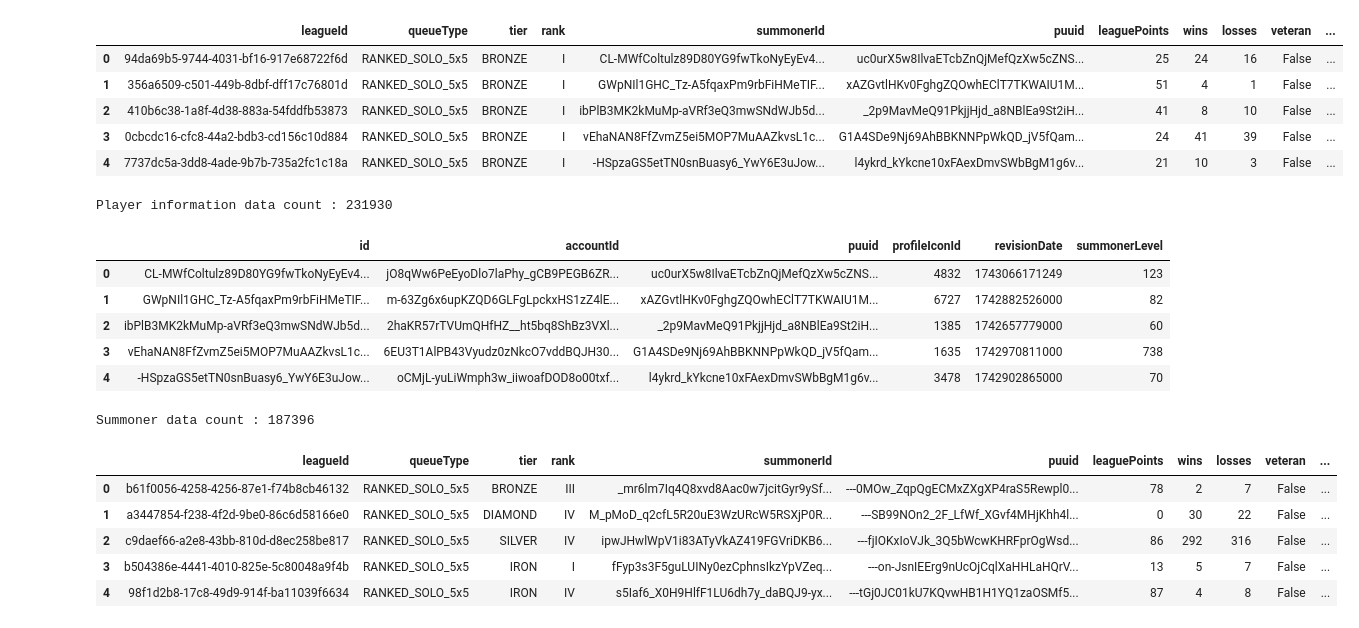
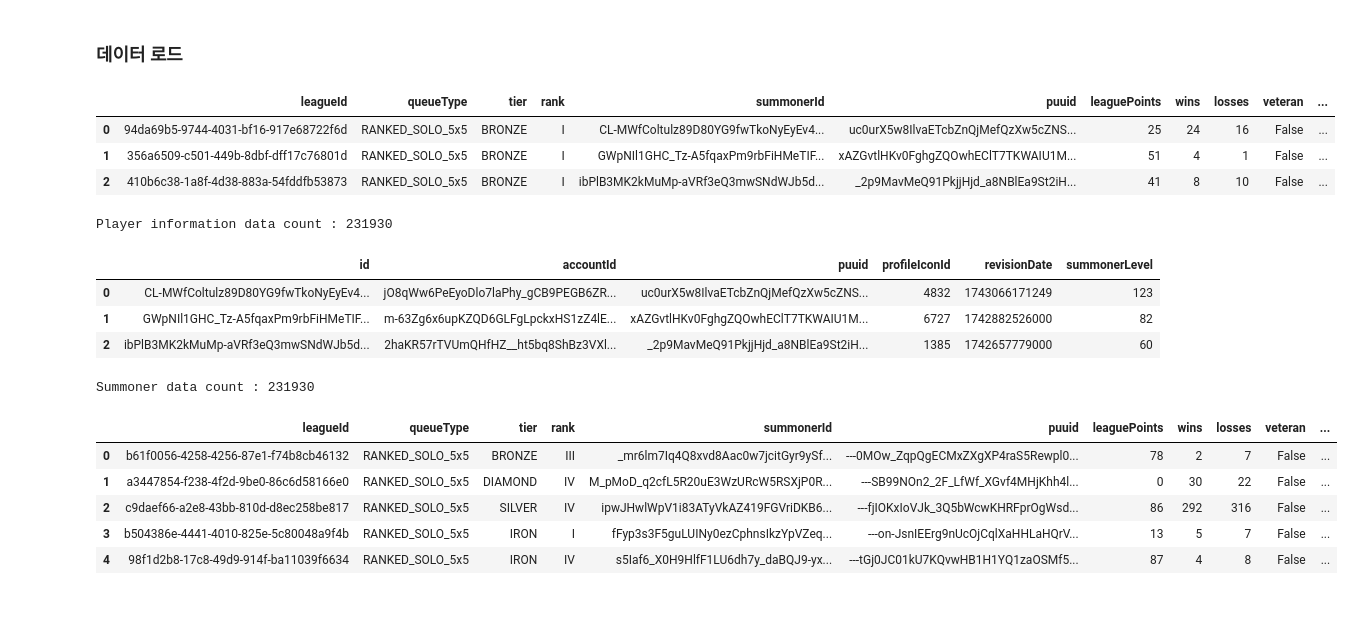
Before and after one commit to SKNETWORKS-FAMILY-AICAMP/SKN11-2nd-4Team, a Jupyter notebook: EDA/EDA.ipynb, the cells around one changed output. Saved outputs shown, nothing was run; the diff lists cells and outputs as text; code cells hidden in the pictures.

```diff
--- a/EDA/EDA.ipynb
+++ b/EDA/EDA.ipynb
@@ -11,41 +13,29 @@ from datetime import datetime, timezone
+# %% [markdown]
+### 데이터 로드
 # %%
-path = os.path.join(os.path.split(os.getcwd())[0], "data\\reduction_data\\*.csv")
-file_path = glob(path)
+path1 = os.path.join(os.path.split(os.getcwd())[0], "data\\reduction_data\\*.csv")
+path2 = os.path.join(os.path.split(os.getcwd())[0], "data\\summoner\\*.csv")
+file_path1 = glob(path1)
+file_path2 = glob(path2)
 
-player_info_data = pd.DataFrame()
+player_info_data = pd.concat([pd.read_csv(file, encoding="utf-8") for file in file_path1], axis=0)
+summoner_data = pd.concat([pd.read_csv(file, encoding="utf-8") for file in file_path2], axis=0)
 
-for file in file_path:
-    player_info_data = pd.concat([player_info_data, pd.read_csv(file, encoding="utf-8")], axis=0)
-
-display(player_info_data.head())
+display(player_info_data.head(3))
 print(f"Player information data count : {len(player_info_data.index)}")
+display(summoner_data.head(3))
+print(f"Summoner data count : {len(summoner_data.index)}")
 # %% [output]
 |  | leagueId | queueType | tier | rank | summonerId | puuid | leaguePoints | wins | losses | veteran | ... |
 | 0 | 94da69b5-9744-4031-bf16-917e68722f6d | RANKED_SOLO_5x5 | BRONZE | I | CL-MWfColtulz89D80YG9fwTkoNyEyEv4... | uc0urX5w8IlvaETcbZnQjMefQzXw5cZNS... | 25 | 24 | 16 | False | ... |
 | 1 | 356a6509-c501-449b-8dbf-dff17c76801d | RANKED_SOLO_5x5 | BRONZE | I | GWpNIl1GHC_Tz-A5fqaxPm9rbFiHMeTIF... | xAZGvtlHKv0FghgZQOwhEClT7TKWAIU1M... | 51 | 4 | 1 | False | ... |
 | 2 | 410b6c38-1a8f-4d38-883a-54fddfb53873 | RANKED_SOLO_5x5 | BRONZE | I | ibPlB3MK2kMuMp-aVRf3eQ3mwSNdWJb5d... | _2p9MavMeQ91PkjjHjd_a8NBlEa9St2iH... | 41 | 8 | 10 | False | ... |
-| 3 | 0cbcdc16-cfc8-44a2-bdb3-cd156c10d884 | RANKED_SOLO_5x5 | BRONZE | I | vEhaNAN8FfZvmZ5ei5MOP7MuAAZkvsL1c... | G1A4SDe9Nj69AhBBKNNPpWkQD_jV5fQam... | 24 | 41 | 39 | False | ... |
-| 4 | 7737dc5a-3dd8-4ade-9b7b-735a2fc1c18a | RANKED_SOLO_5x5 | BRONZE | I | -HSpzaGS5etTN0snBuasy6_YwY6E3uJow... | l4ykrd_kYkcne10xFAexDmvSWbBgM1g6v... | 21 | 10 | 3 | False | ... |
 Player information data count : 231930
+|  | id | accountId | puuid | profileIconId | revisionDate | summonerLevel |
+| 0 | CL-MWfColtulz89D80YG9fwTkoNyEyEv4... | jO8qWw6PeEyoDlo7laPhy_gCB9PEGB6ZR... | uc0urX5w8IlvaETcbZnQjMefQzXw5cZNS... | 4832 | 1743066171249 | 123 |
+| 1 | GWpNIl1GHC_Tz-A5fqaxPm9rbFiHMeTIF... | m-63Zg6x6upKZQD6GLFgLpckxHS1zZ4lE... | xAZGvtlHKv0FghgZQOwhEClT7TKWAIU1M... | 6727 | 1742882526000 | 82 |
+| 2 | ibPlB3MK2kMuMp-aVRf3eQ3mwSNdWJb5d... | 2haKR57rTVUmQHfHZ__ht5bq8ShBz3VXl... | _2p9MavMeQ91PkjjHjd_a8NBlEa9St2iH... | 1385 | 1742657779000 | 60 |
+Summoner data count : 231930
-# %%
-path = os.path.join(os.path.split(os.getcwd())[0], "data\\summoner\\*.csv")
-file_path = glob(path)
-
-summoner_data = pd.DataFrame()
-
-for file in file_path:
-    summoner_data = pd.concat([summoner_data, pd.read_csv(file, encoding="utf-8")], axis=0)
-
-display(summoner_data.head())
-print(f"Summoner data count : {len(summoner_data.index)}")
-# %% [output]
-|  | id | accountId | puuid | profileIconId | revisionDate | summonerLevel |
-| 0 | CL-MWfColtulz89D80YG9fwTkoNyEyEv4... | jO8qWw6PeEyoDlo7laPhy_gCB9PEGB6ZR... | uc0urX5w8IlvaETcbZnQjMefQzXw5cZNS... | 4832 | 1743066171249 | 123 |
-| 1 | GWpNIl1GHC_Tz-A5fqaxPm9rbFiHMeTIF... | m-63Zg6x6upKZQD6GLFgLpckxHS1zZ4lE... | xAZGvtlHKv0FghgZQOwhEClT7TKWAIU1M... | 6727 | 1742882526000 | 82 |
-| 2 | ibPlB3MK2kMuMp-aVRf3eQ3mwSNdWJb5d... | 2haKR57rTVUmQHfHZ__ht5bq8ShBz3VXl... | _2p9MavMeQ91PkjjHjd_a8NBlEa9St2iH... | 1385 | 1742657779000 | 60 |
-| 3 | vEhaNAN8FfZvmZ5ei5MOP7MuAAZkvsL1c... | 6EU3T1AlPB43Vyudz0zNkcO7vddBQJH30... | G1A4SDe9Nj69AhBBKNNPpWkQD_jV5fQam... | 1635 | 1742970811000 | 738 |
-| 4 | -HSpzaGS5etTN0snBuasy6_YwY6E3uJow... | oCMjL-yuLiWmph3w_iiwoafDOD8o00txf... | l4ykrd_kYkcne10xFAexDmvSWbBgM1g6v... | 3478 | 1742902865000 | 70 |
-Summoner data count : 187396
 # %%
 data = pd.merge(player_info_data, summoner_data, how="outer", on="puuid")
 data.head()
```
Also changed, not shown: parts of 27 cells of this notebook.
